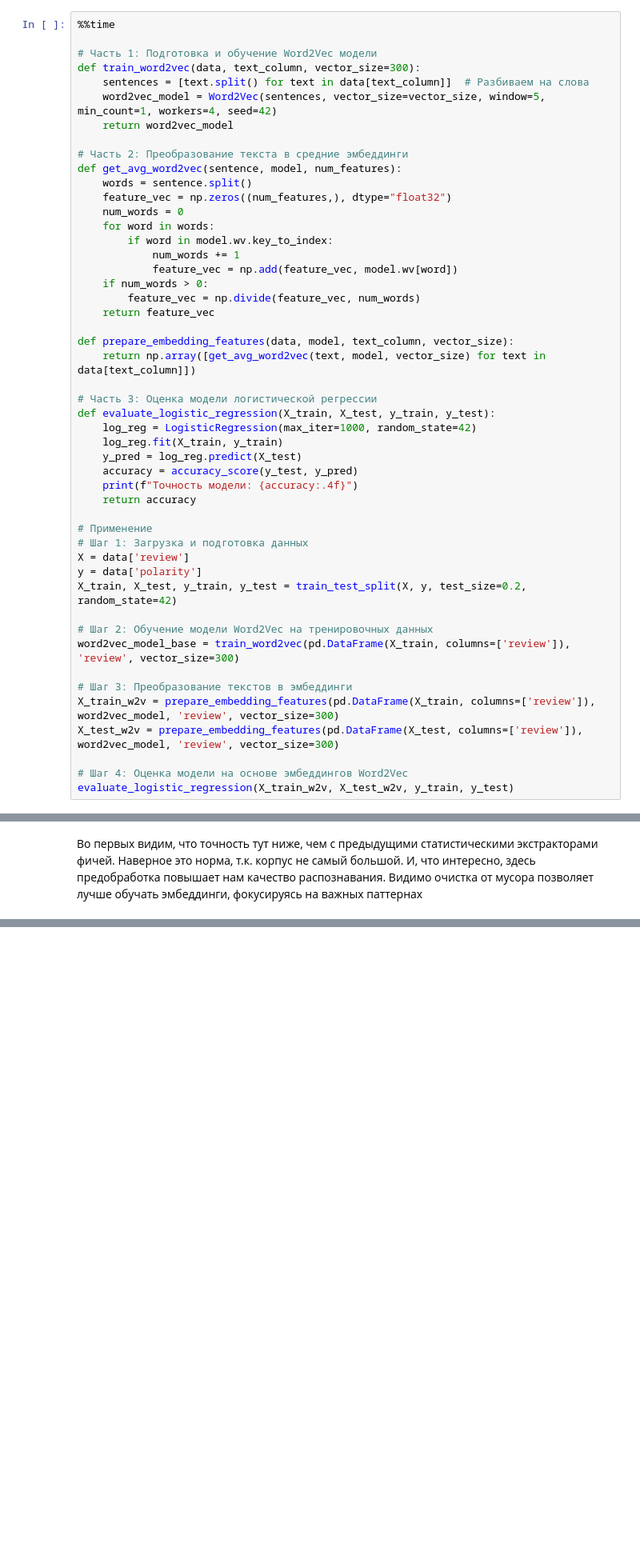
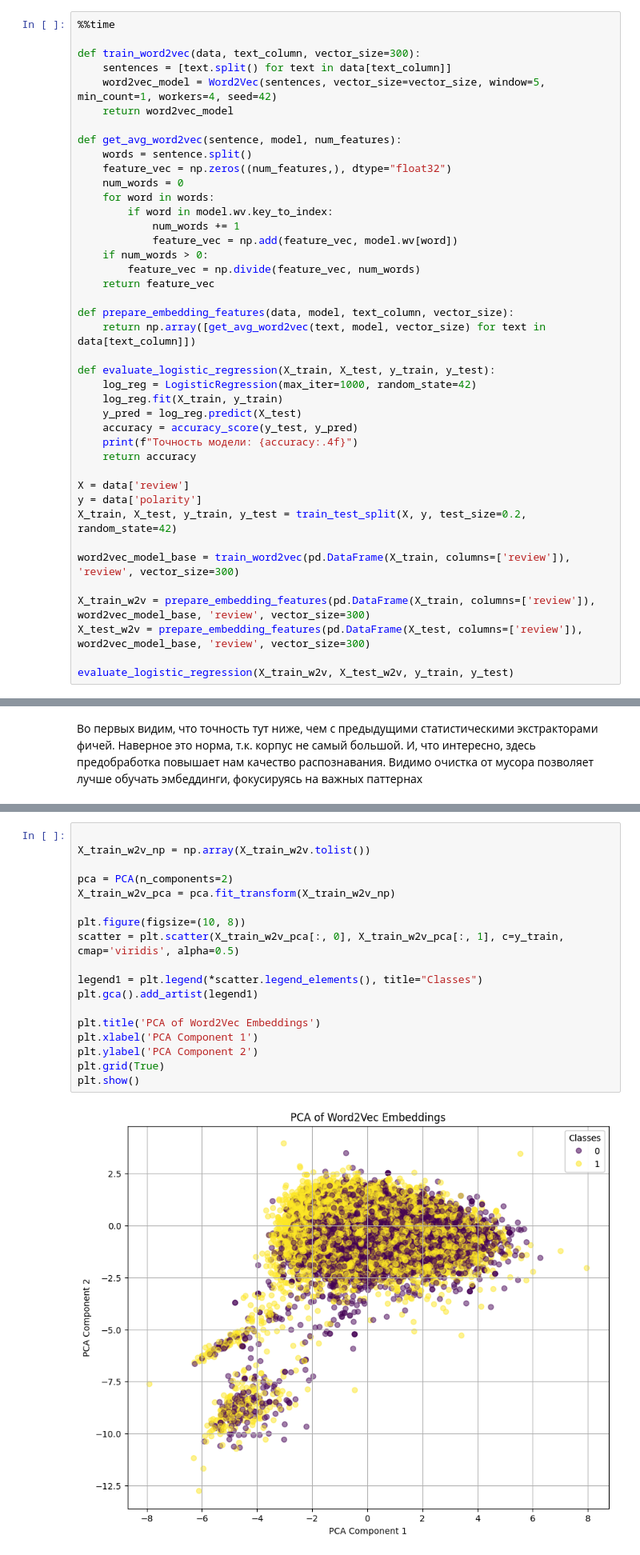
Before and after one commit to YuZinyakoff/NLP_labs, a Jupyter notebook: Lab1.ipynb, the cells around one changed output, grey strips where cells are left out. Shown at 80% size. Saved outputs shown, nothing was run; the diff lists cells and outputs as text; blank space fills up the shorter version.

```diff
--- a/Lab1.ipynb
+++ b/Lab1.ipynb
@@ -452,13 +436,11 @@ Wall time: 12min 14s
 # %%
 %%time
 
-# Часть 1: Подготовка и обучение Word2Vec модели
 def train_word2vec(data, text_column, vector_size=300):
-    sentences = [text.split() for text in data[text_column]]  # Разбиваем на слова
+    sentences = [text.split() for text in data[text_column]]
     word2vec_model = Word2Vec(sentences, vector_size=vector_size, window=5, min_count=1, workers=4, seed=42)
     return word2vec_model
 
-# Часть 2: Преобразование текста в средние эмбеддинги
 def get_avg_word2vec(sentence, model, num_features):
     words = sentence.split()
     feature_vec = np.zeros((num_features,), dtype="float32")
@@ -474,7 +456,6 @@ def get_avg_word2vec(sentence, model, num_features):
 def prepare_embedding_features(data, model, text_column, vector_size):
     return np.array([get_avg_word2vec(text, model, vector_size) for text in data[text_column]])
 
-# Часть 3: Оценка модели логистической регрессии
 def evaluate_logistic_regression(X_train, X_test, y_train, y_test):
     log_reg = LogisticRegression(max_iter=1000, random_state=42)
     log_reg.fit(X_train, y_train)
@@ -483,19 +464,14 @@ def evaluate_logistic_regression(X_train, X_test, y_train, y_test):
     print(f"Точность модели: {accuracy:.4f}")
     return accuracy
 
-# Применение
-# Шаг 1: Загрузка и подготовка данных
 X = data['review']
 y = data['polarity']
 X_train, X_test, y_train, y_test = train_test_split(X, y, test_size=0.2, random_state=42)
 
-# Шаг 2: Обучение модели Word2Vec на тренировочных данных
 word2vec_model_base = train_word2vec(pd.DataFrame(X_train, columns=['review']), 'review', vector_size=300)
 
-# Шаг 3: Преобразование текстов в эмбеддинги
-X_train_w2v = prepare_embedding_features(pd.DataFrame(X_train, columns=['review']), word2vec_model, 'review', vector_size=300)
-X_test_w2v = prepare_embedding_features(pd.DataFrame(X_test, columns=['review']), word2vec_model, 'review', vector_size=300)
+X_train_w2v = prepare_embedding_features(pd.DataFrame(X_train, columns=['review']), word2vec_model_base, 'review', vector_size=300)
+X_test_w2v = prepare_embedding_features(pd.DataFrame(X_test, columns=['review']), word2vec_model_base, 'review', vector_size=300)
 
-# Шаг 4: Оценка модели на основе эмбеддингов Word2Vec
 evaluate_logistic_regression(X_train_w2v, X_test_w2v, y_train, y_test)
 # %% [output]
@@ -552,0 +525,20 @@ Wall time: 2min 38s
+# %%
+
+X_train_w2v_np = np.array(X_train_w2v.tolist())
+
+pca = PCA(n_components=2)
+X_train_w2v_pca = pca.fit_transform(X_train_w2v_np)
+
+plt.figure(figsize=(10, 8))
+scatter = plt.scatter(X_train_w2v_pca[:, 0], X_train_w2v_pca[:, 1], c=y_train, cmap='viridis', alpha=0.5)
+
+legend1 = plt.legend(*scatter.legend_elements(), title="Classes")
+plt.gca().add_artist(legend1)
+
+plt.title('PCA of Word2Vec Embeddings')
+plt.xlabel('PCA Component 1')
+plt.ylabel('PCA Component 2')
+plt.grid(True)
+plt.show()
+# %% [output]
+[figure, added]
```
Also changed, not shown: parts of 33 cells of this notebook, 1 other file.
